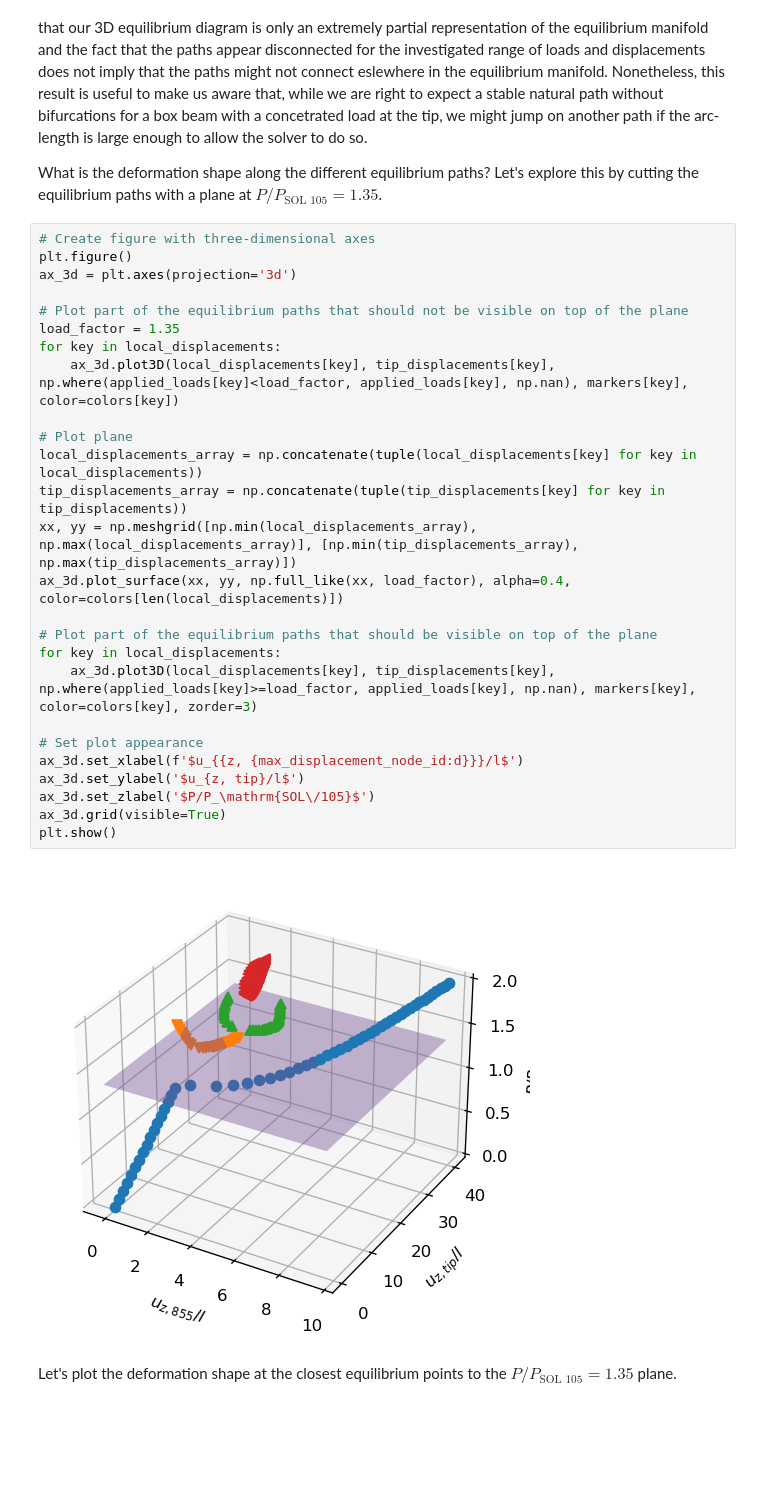
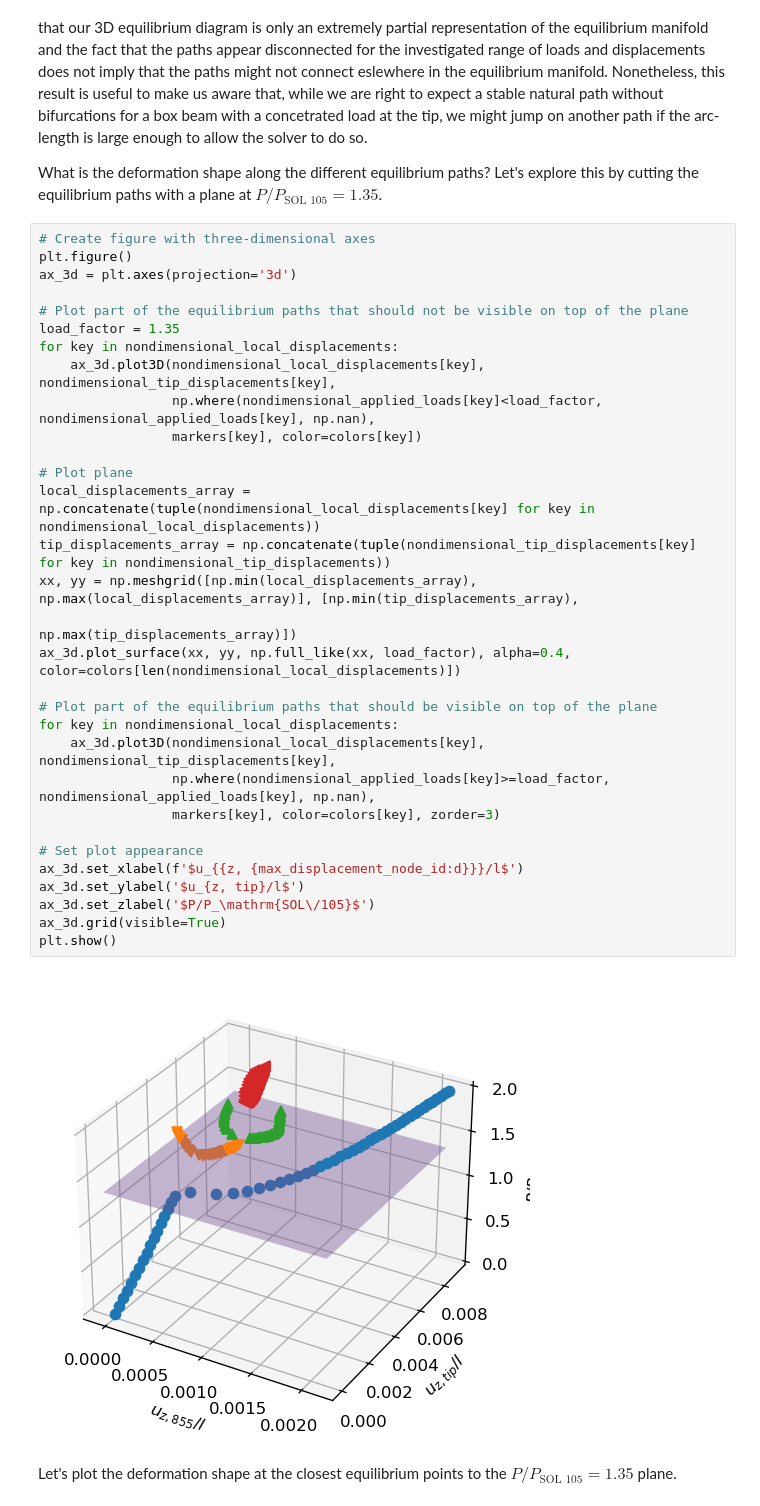
Before and after one commit to fmamitrotta/nonlinear-structural-stability-notebooks, a Jupyter notebook: notebooks/15_Investigation_of_the_Equilibrium_Paths_of_the_Box_Beam_Reinforced_with_Ribs.ipynb, the cells around one changed output. Cells and saved outputs as stored; diff of their text form; blank space fills up the shorter version.

```diff
--- a/notebooks/15_Investigation_of_the_Equilibrium_Paths_of_the_Box_Beam_Reinforced_with_Ribs.ipynb
+++ b/notebooks/15_Investigation_of_the_Equilibrium_Paths_of_the_Box_Beam_Reinforced_with_Ribs.ipynb
@@ -535,31 +536,36 @@ What is the deformation shape along the different equilibrium paths? Let's explo
 # %%
 # Create figure with three-dimensional axes
 plt.figure()
 ax_3d = plt.axes(projection='3d')
 
 # Plot part of the equilibrium paths that should not be visible on top of the plane
 load_factor = 1.35
-for key in local_displacements:
-    ax_3d.plot3D(local_displacements[key], tip_displacements[key], np.where(applied_loads[key]<load_factor, applied_loads[key], np.nan), markers[key], color=colors[key])
+for key in nondimensional_local_displacements:
+    ax_3d.plot3D(nondimensional_local_displacements[key], nondimensional_tip_displacements[key],
+                 np.where(nondimensional_applied_loads[key]<load_factor, nondimensional_applied_loads[key], np.nan),
+                 markers[key], color=colors[key])
 
 # Plot plane
-local_displacements_array = np.concatenate(tuple(local_displacements[key] for key in local_displacements))
-tip_displacements_array = np.concatenate(tuple(tip_displacements[key] for key in tip_displacements))
-xx, yy = np.meshgrid([np.min(local_displacements_array), np.max(local_displacements_array)], [np.min(tip_displacements_array), np.max(tip_displacements_array)])
-ax_3d.plot_surface(xx, yy, np.full_like(xx, load_factor), alpha=0.4, color=colors[len(local_displacements)])
+local_displacements_array = np.concatenate(tuple(nondimensional_local_displacements[key] for key in nondimensional_local_displacements))
+tip_displacements_array = np.concatenate(tuple(nondimensional_tip_displacements[key] for key in nondimensional_tip_displacements))
+xx, yy = np.meshgrid([np.min(local_displacements_array), np.max(local_displacements_array)], [np.min(tip_displacements_array),
+                                                                                              np.max(tip_displacements_array)])
+ax_3d.plot_surface(xx, yy, np.full_like(xx, load_factor), alpha=0.4, color=colors[len(nondimensional_local_displacements)])
 
 # Plot part of the equilibrium paths that should be visible on top of the plane
-for key in local_displacements:
-    ax_3d.plot3D(local_displacements[key], tip_displacements[key], np.where(applied_loads[key]>=load_factor, applied_loads[key], np.nan), markers[key], color=colors[key], zorder=3)
+for key in nondimensional_local_displacements:
+    ax_3d.plot3D(nondimensional_local_displacements[key], nondimensional_tip_displacements[key],
+                 np.where(nondimensional_applied_loads[key]>=load_factor, nondimensional_applied_loads[key], np.nan),
+                 markers[key], color=colors[key], zorder=3)
 
 # Set plot appearance
 ax_3d.set_xlabel(f'$u_{{z, {max_displacement_node_id:d}}}/l$')
 ax_3d.set_ylabel('$u_{z, tip}/l$')
 ax_3d.set_zlabel('$P/P_\mathrm{SOL\/105}$')
 ax_3d.grid(visible=True)
 plt.show()
 # %% [output]
-[figure, old version]
+[figure, new version]
 # %% [markdown]
 Let's plot the deformation shape at the closest equilibrium points to the $P/P_\text{SOL 105}=1.35$ plane.
 # %%
```
Also changed, not shown: parts of 4 cells of this notebook, 1 other file.
